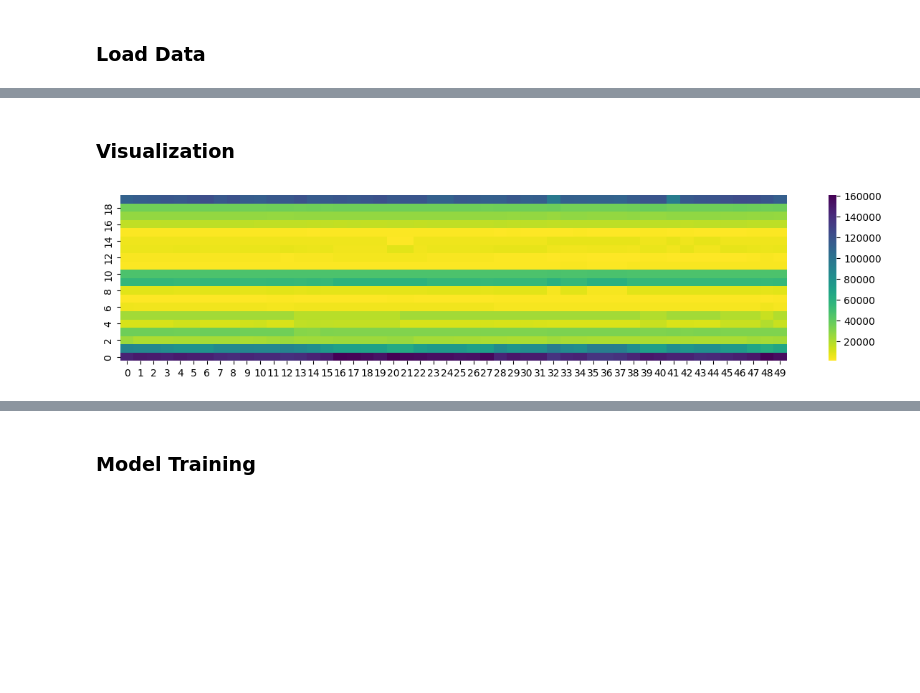
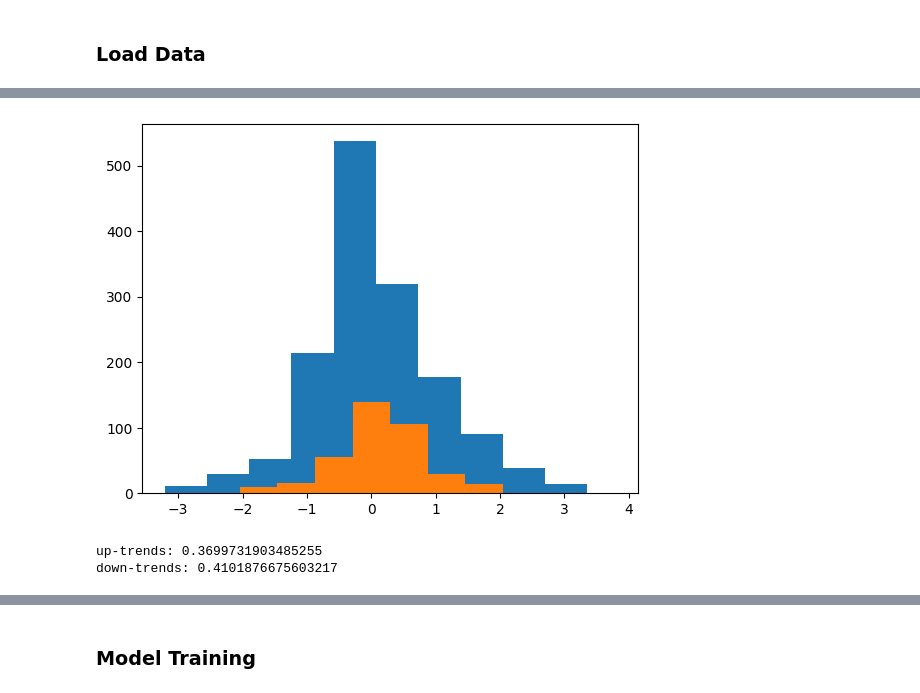
Before and after one commit to noahpy/crypto_trading, a Jupyter notebook: main.ipynb, the cells around one changed output, grey strips where cells are left out. Saved outputs shown, nothing was run; the diff lists cells and outputs as text; code cells hidden in the pictures; blank space fills up the shorter version.

```diff
--- a/main.ipynb
+++ b/main.ipynb
@@ -43,4 +64,0 @@ X_data, X_aux, Y_data = build_bucket_data_set(
-# %%
-train_split = int(len(X_data) * 0.8)
-x_train, x_train_aux, y_train = X_data[:train_split], X_aux[:train_split], Y_data[:train_split]
-x_val, x_val_aux, y_val = X_data[train_split:], X_aux[train_split:], Y_data[train_split:]
@@ -59,5 +65,12 @@ x_val = signed_log_transform(x_val)
+# %%
+plt.hist(y_train)
+plt.hist(y_val)
+plt.show()
+# %% [output]
+[figure, added]
 # %%
-target_std = np.std(y_train, axis=0)
-
-y_train = y_train / target_std
-y_val = y_val / target_std
+print(f"up-trends: {(y_val < 0).sum()/len(y_val)}")
+print(f"down-trends: {(y_val > 0).sum()/len(y_val)}")
+# %% [output]
+up-trends: 0.3699731903485255
+down-trends: 0.4101876675603217
@@ -78,9 +76,0 @@ x_val = (x_val - train_mean) / train_std
-# %% [markdown]
-### Visualization
-# %%
-plt.figure(figsize=(15, 3))
-sns.heatmap(x_train[300].T, cmap='viridis_r')#, vmin=-5, vmax=5)
-plt.gca().invert_yaxis()
-plt.show()
-# %% [output]
-[figure, removed]
```
Also changed, not shown: parts of 25 cells of this notebook, 9 other files.
